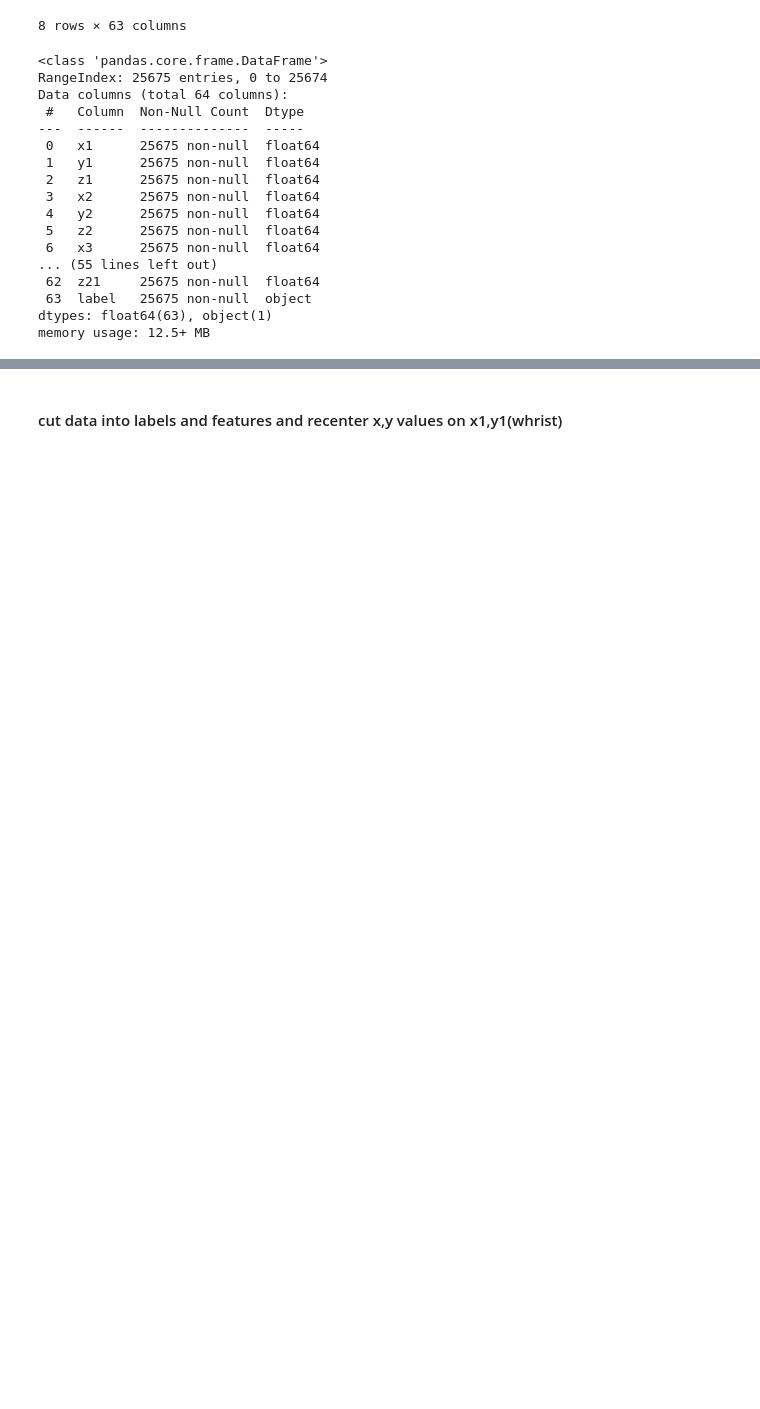
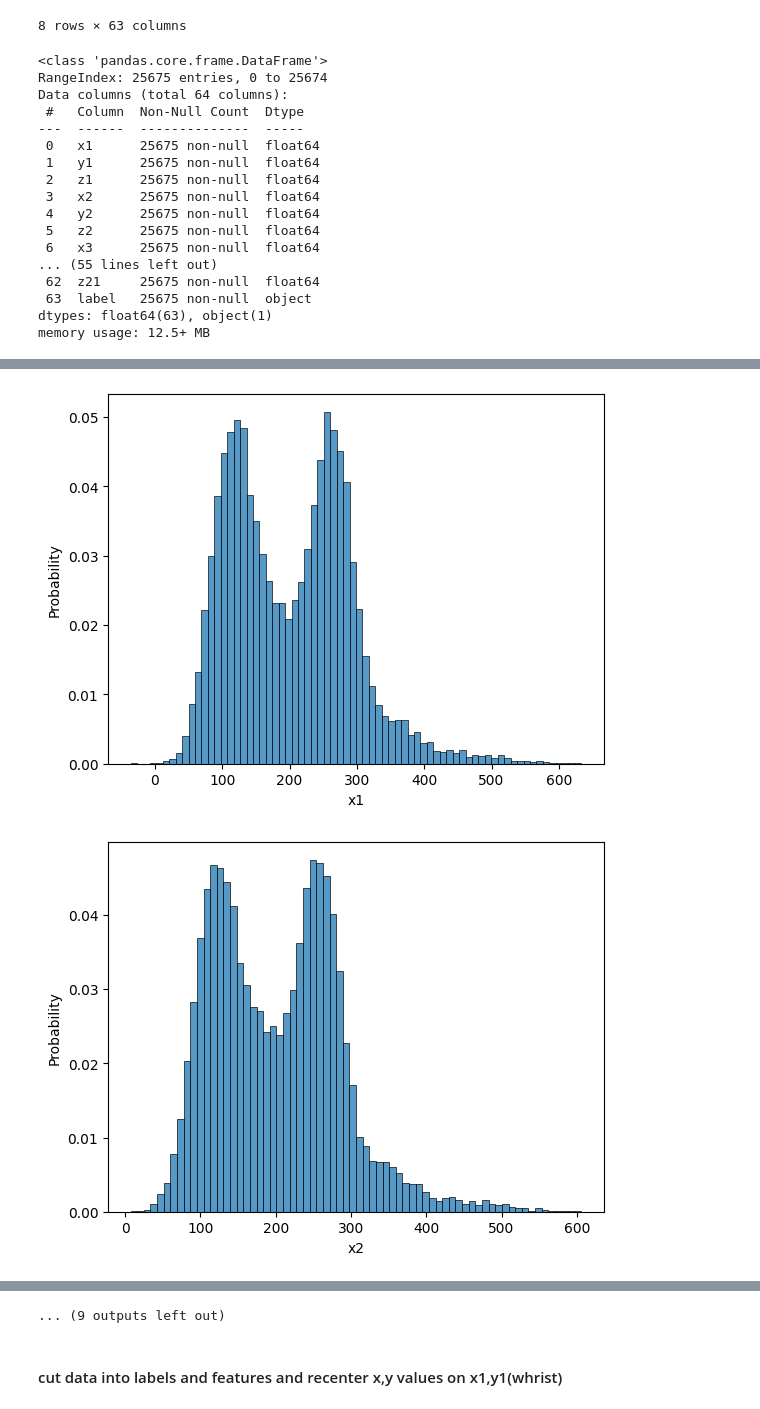
Before and after one commit to MazenFayed/Hand_Gesture_Classification_Using_MediaPipe_Landmarks_from_the_HaGRID_Dataset, a Jupyter notebook: Project.ipynb, the cells around one changed output, grey strips where cells are left out. Saved outputs shown, nothing was run; the diff lists cells and outputs as text; code cells hidden in the pictures; blank space fills up the shorter version.

```diff
--- a/Project.ipynb
+++ b/Project.ipynb
@@ -65,0 +90,7 @@ sns.pairplot(data=df)
+# %%
+for i in range(1,22):
+  sns.histplot(data=df,x=f"x{str(i)}",stat="probability")
+  plt.show()
+# %% [output]
+[figure, added]
+[figure, added]
@@ -66,3 +107,4 @@ sns.pairplot(data=df)
+... (9 outputs left out)
 # %%
 x_cols=[]
 y_cols=[]
```
Also changed, not shown: parts of 28 cells of this notebook.
